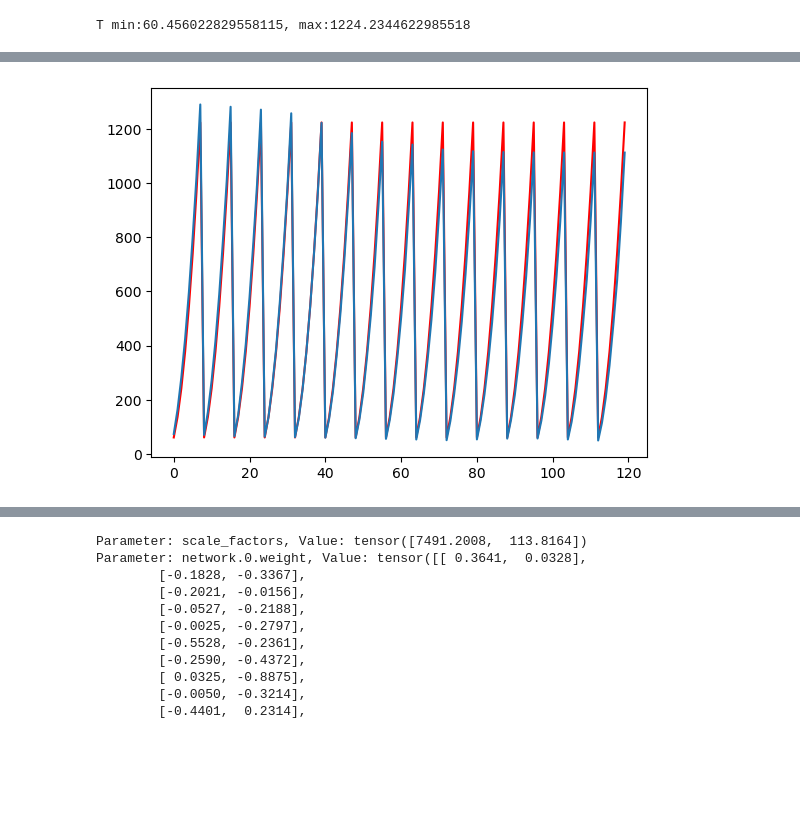
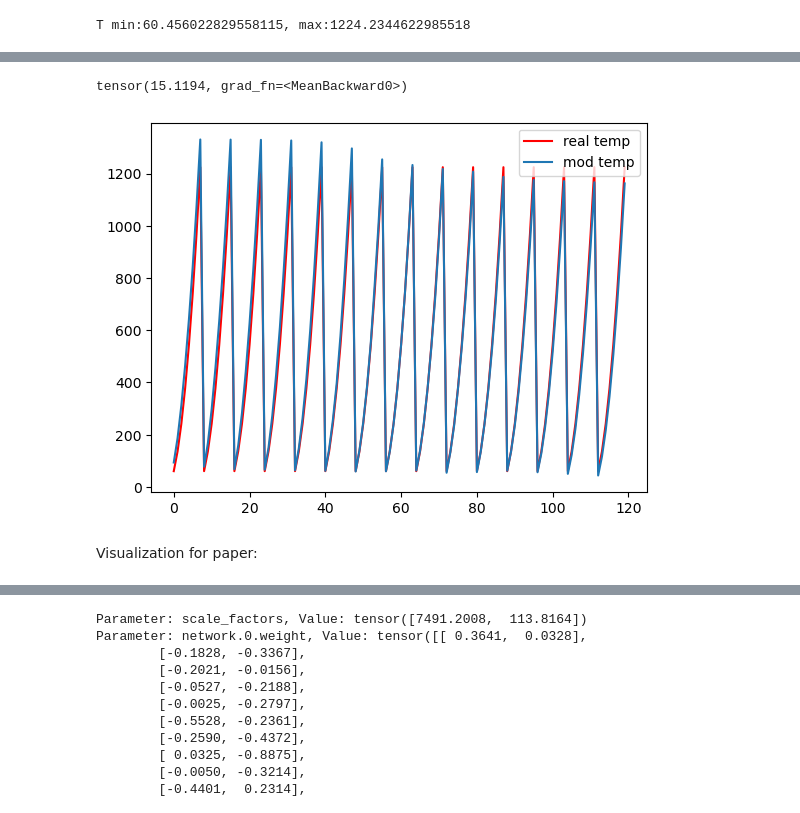
Before and after one commit to daryabiparva9/idealGasLawSim, a Jupyter notebook: src/tutorAI.ipynb, the cells around one changed output, grey strips where cells are left out. Drawn from its saved outputs; the diff is of its cells as text; code cells hidden in the pictures; blank space fills up the shorter version.

```diff
--- a/src/tutorAI.ipynb
+++ b/src/tutorAI.ipynb
@@ -237,0 +298,21 @@ with torch.no_grad():
+# %%
+plt.figure(figsize=(12,6))
+plt.rcParams['font.size'] = 16
+plt.scatter(X_train[:-40,0], X_train[:-40,1], color='red',label='Simulated data')
+# plt.scatter(corrected_input[:,0], corrected_input[:,1])
+for i in range(len(X_train_corrected)-5):
+    plt.annotate('', xytext=(X_train_corrected[i, 0], X_train_corrected[i, 1]),
+              xy=(corrected_input_selected[i, 0], corrected_input_selected[i, 1]),
+            arrowprops=dict(arrowstyle='->', color='green', lw=1.0))
+
+for i in range(len(X_train)-40):
+    plt.annotate('', xytext=(X_train[i, 0], X_train[i, 1]),
+              xy=(corrected_input[i, 0], corrected_input[i, 1]),
+            arrowprops=dict(arrowstyle='-', color='green', lw=1.0))
+plt.scatter(corrected_input[:-40,0], corrected_input[:-40,1], label='Corrected data')
+plt.xlabel('volume')
+plt.ylabel('Tempareture')
+plt.legend()
+plt.tight_layout()
+plt.savefig('idealgasdata_changed.pdf', dpi=1500, format='pdf')
+plt.show()
@@ -237,0 +321,19 @@ with torch.no_grad():
+# %%
+plt.figure(figsize=(12,6))
+plt.rcParams['font.size'] = 16
+plt.scatter(X_train[:-40,0], X_train[:-40,1], color='red',label='Simulated data')
+# plt.scatter(corrected_input[:,0], corrected_input[:,1])
+for i in range(len(X_train)-40):
+    plt.arrow(X_train[i, 0], X_train[i, 1],
+              corrected_input[i, 0] - X_train[i, 0],
+              corrected_input[i, 1] - X_train[i, 1],
+            head_width=3, head_length=3,
+              fc='green', ec='green',
+              length_includes_head=True,
+              alpha=0.7)
+plt.scatter(corrected_input[:-40,0], corrected_input[:-40,1], label='Corrected data')
+plt.xlabel('volum')
+plt.ylabel('Tempareture')
+plt.legend()
+plt.tight_layout()
+plt.show()
@@ -278,8 +467,15 @@ tensor([[ 7.6109e-01,  1.6177e+01],
+# %%
+torch.mean(e[:,1])
+# %% [output]
+tensor(15.1194, grad_fn=<MeanBackward0>)
 # %%
 correction_network.eval()
 e = correction_network(X_train)
 with torch.no_grad():
-    plt.plot(T, color='r')
-    plt.plot(T+(e[:,1]).numpy())
+    plt.plot(T, color='r', label="real temp")
+    plt.plot(T+(e[:,1]).numpy(), label="mod temp")
+    plt.legend()
 # %% [output]
-[figure, old version]
+[figure, new version]
+# %% [markdown]
+Visualization for paper:
```
Also changed, not shown: parts of 28 cells of this notebook, 21 other files.
